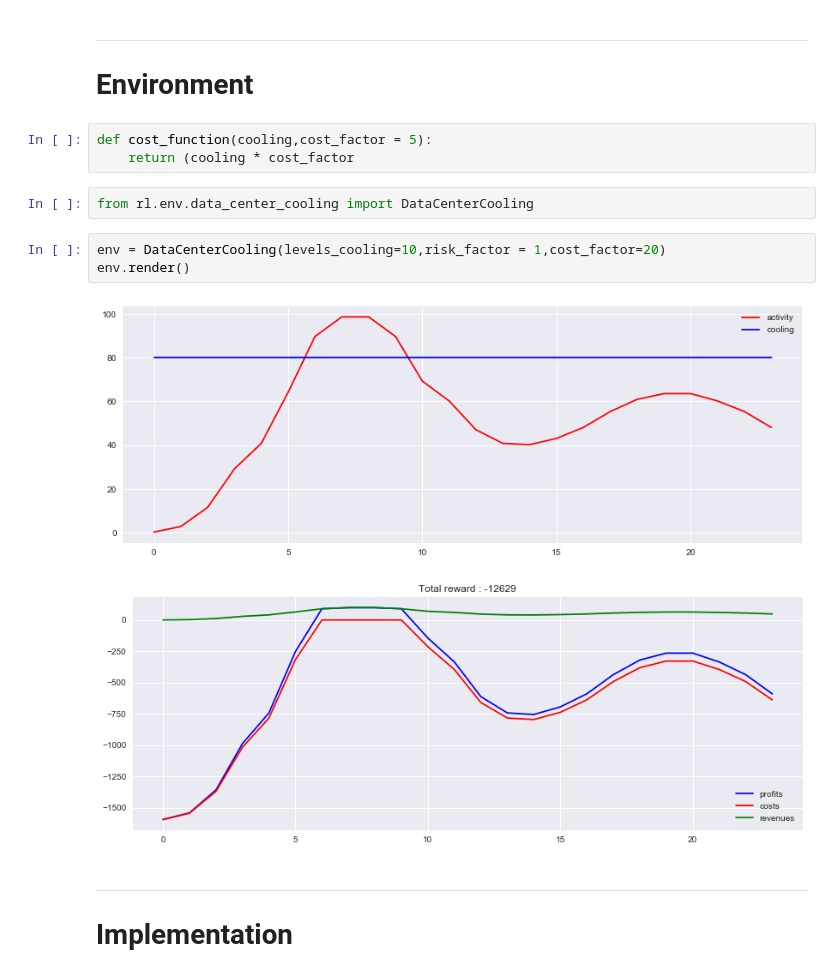
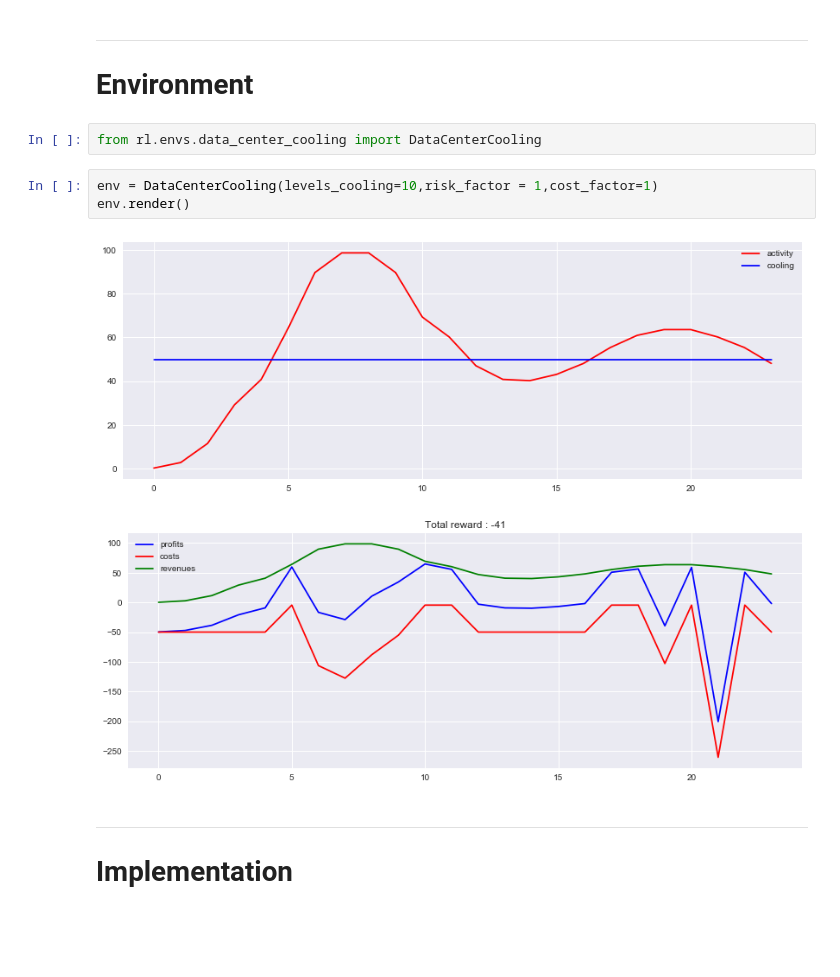
Before and after one commit to TheoLvs/reinforcement-learning, a Jupyter notebook: 2. Data Center Cooling/1. Reinforcement Learning - Q Learning.ipynb, the cells around one changed output. Saved outputs shown, nothing was run; the diff lists cells and outputs as text; blank space fills up the shorter version.

Commit message:
v1.0 of data center cooling app

```diff
--- a/2. Data Center Cooling/1. Reinforcement Learning - Q Learning.ipynb
+++ b/2. Data Center Cooling/1. Reinforcement Learning - Q Learning.ipynb
@@ -87,17 +87,14 @@ However :
 # %% [markdown]
 ***
 # Environment
-# %%
-def cost_function(cooling,cost_factor = 5):
-    return (cooling * cost_factor
 # %%
-from rl.env.data_center_cooling import DataCenterCooling
+from rl.envs.data_center_cooling import DataCenterCooling
 # %%
-env = DataCenterCooling(levels_cooling=10,risk_factor = 1,cost_factor=20)
+env = DataCenterCooling(levels_cooling=10,risk_factor = 1,cost_factor=1)
 env.render()
 # %% [output]
-[figure, old version]
+[figure, new version]
-[figure, old version]
+[figure, new version]
 # %% [markdown]
 ***
 # Implementation
```
Also changed, not shown: parts of 8 cells of this notebook, 3 other files.
